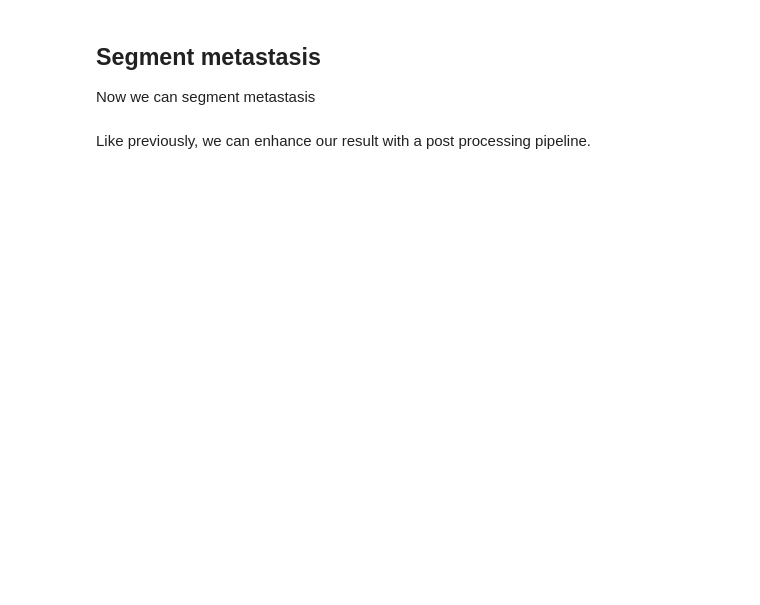
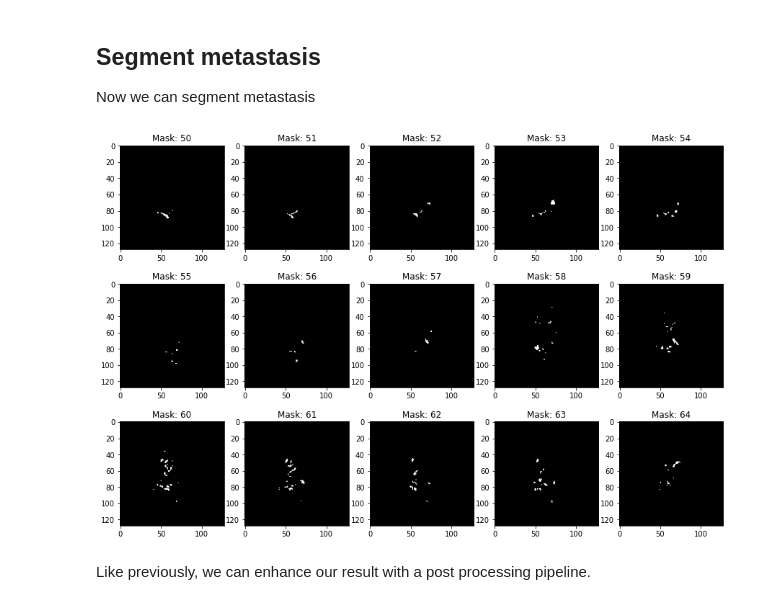
Before and after one commit to cbib/DeepMeta, a Jupyter notebook: examples/run_inference.ipynb, the cells around one changed output. Cells and saved outputs as stored; diff of their text form; code cells hidden in the pictures; blank space fills up the shorter version.

```diff
--- a/examples/run_inference.ipynb
+++ b/examples/run_inference.ipynb
@@ -94,4 +97,4 @@ To have a better view, we will draw the masks borders on the mouse images.
 Now we can segment metastasis
 # %%
-path_model_seg_metas = "../data/saved_models/Metastases/best_seg_model_weighted.h5"
+path_model_seg_metas = "../data/saved_models/Metastases/best_seg_weighted.h5"
 seg_metas = seg_lungs * p.predict_seg(mouse, path_model_seg_metas).reshape(128, 128, 128)
@@ -112,2 +101,6 @@ plt.show()
+# %%
+plot_images(seg_metas, "Mask: ", 50)
+# %% [output]
+[figure, added]
 # %% [markdown]
 Like previously, we can enhance our result with a post processing pipeline.
```
Also changed, not shown: parts of 14 cells of this notebook.
